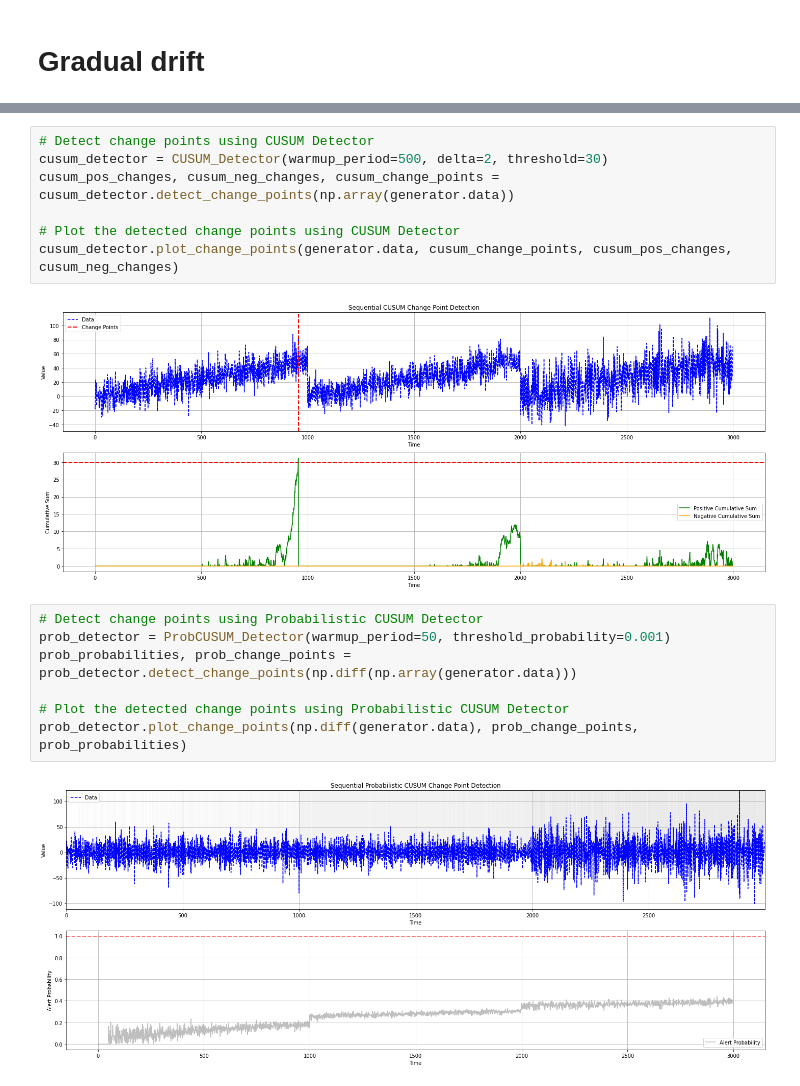
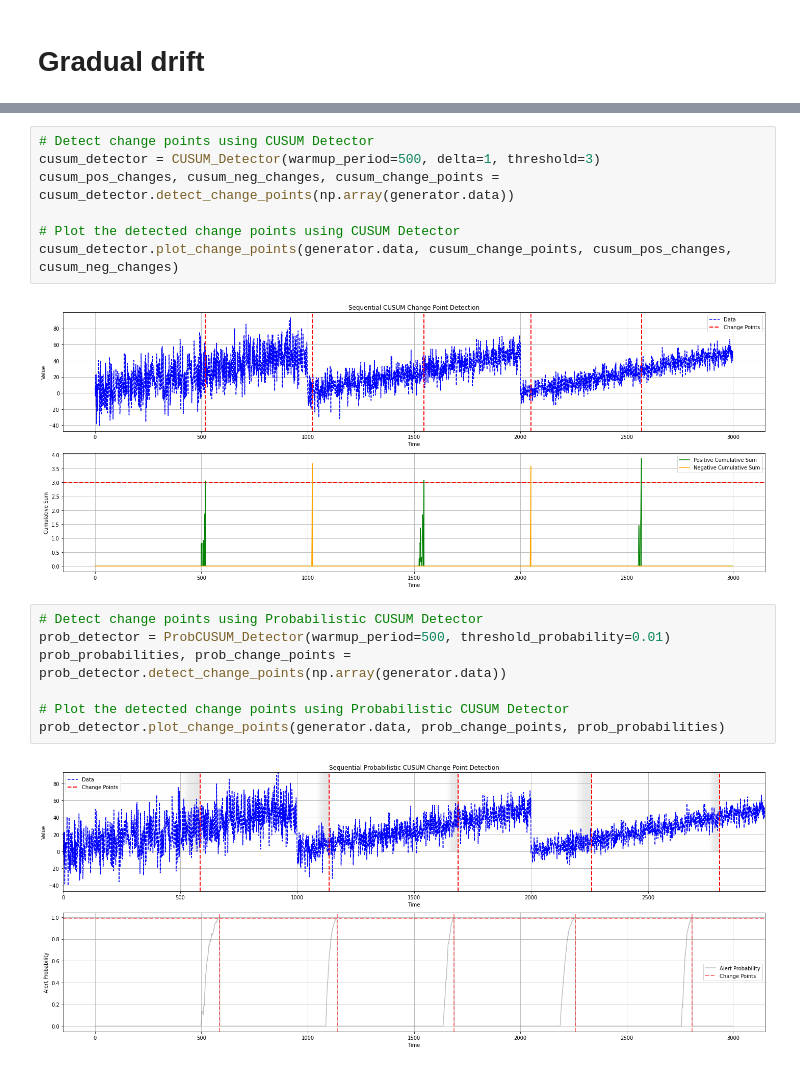
Before and after one commit to giobbu/CUSUM, a Jupyter notebook: example.ipynb, the cells around one changed output, grey strips where cells are left out. Cells and saved outputs as stored; diff of their text form.

```diff
--- a/example.ipynb
+++ b/example.ipynb
@@ -45,18 +45,18 @@ generator.plot_data()
 # %%
 # Detect change points using CUSUM Detector
-cusum_detector = CUSUM_Detector(warmup_period=500, delta=2, threshold=30)
+cusum_detector = CUSUM_Detector(warmup_period=500, delta=1, threshold=3)
 cusum_pos_changes, cusum_neg_changes, cusum_change_points = cusum_detector.detect_change_points(np.array(generator.data))
 
 # Plot the detected change points using CUSUM Detector
 cusum_detector.plot_change_points(generator.data, cusum_change_points, cusum_pos_changes, cusum_neg_changes)
 # %% [output]
-[figure, old version]
+[figure, new version]
 # %%
 # Detect change points using Probabilistic CUSUM Detector
-prob_detector = ProbCUSUM_Detector(warmup_period=50, threshold_probability=0.001)
-prob_probabilities, prob_change_points = prob_detector.detect_change_points(np.diff(np.array(generator.data)))
+prob_detector = ProbCUSUM_Detector(warmup_period=500, threshold_probability=0.01)
+prob_probabilities, prob_change_points = prob_detector.detect_change_points(np.array(generator.data))
 
 # Plot the detected change points using Probabilistic CUSUM Detector
-prob_detector.plot_change_points(np.diff(generator.data), prob_change_points, prob_probabilities)
+prob_detector.plot_change_points(generator.data, prob_change_points, prob_probabilities)
 # %% [output]
-[figure, old version]
+[figure, new version]
```
Also changed, not shown: parts of 1 cell of this notebook.
